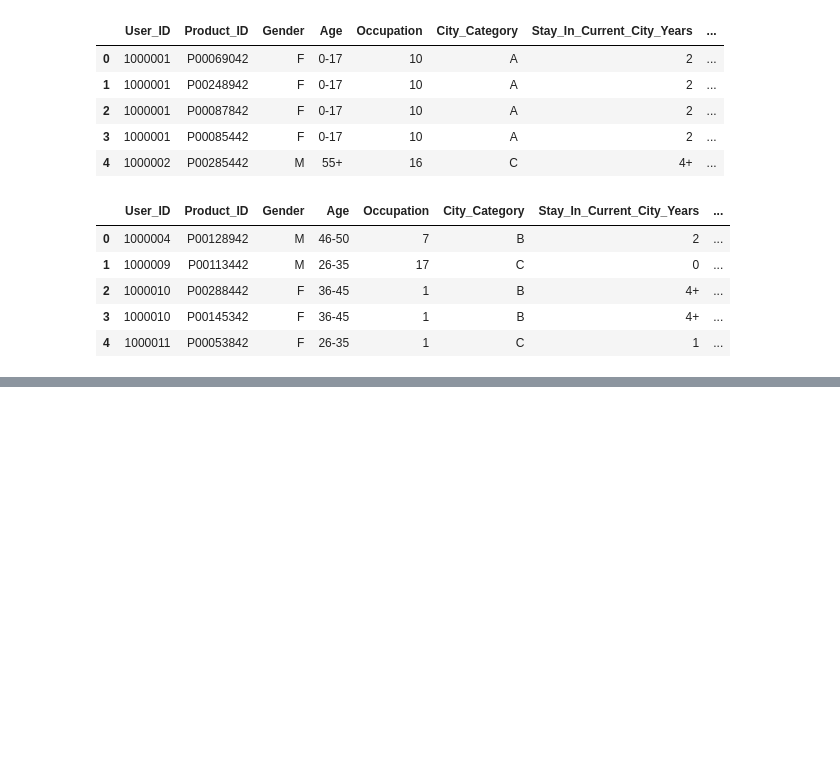
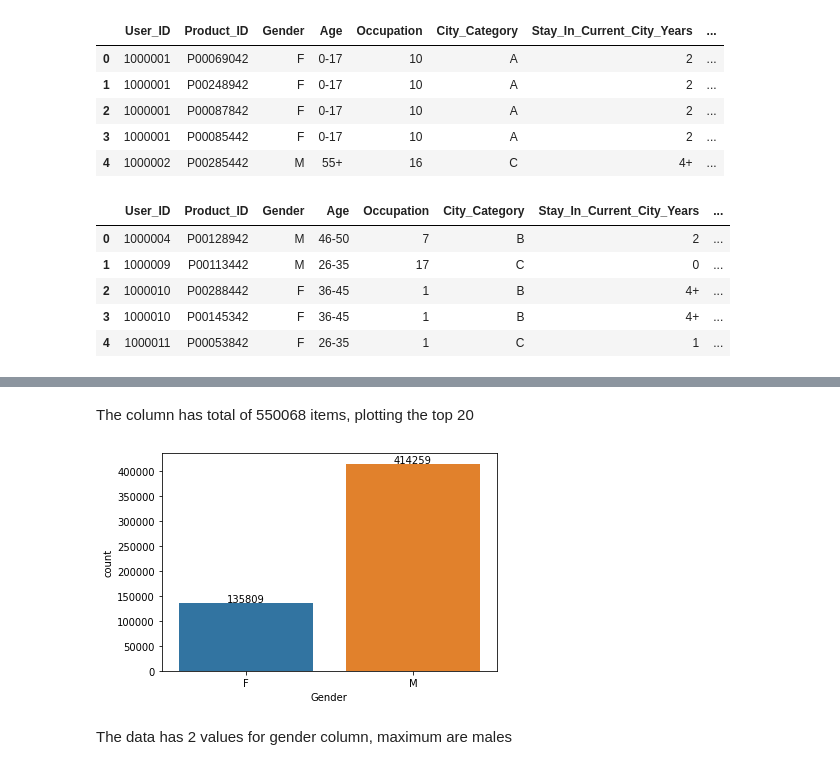
Before and after one commit to rohandawar/EDA_And_feature_Engineering, a Jupyter notebook: eda-feature-engineering-black-friday.ipynb, the cells around one changed output, grey strips where cells are left out. Drawn from its saved outputs; the diff is of its cells as text; code cells hidden in the pictures; blank space fills up the shorter version.

```diff
--- a/eda-feature-engineering-black-friday.ipynb
+++ b/eda-feature-engineering-black-friday.ipynb
@@ -94,0 +130,18 @@ df.describe()
+# %% [markdown]
+The column has total of 550068 items, plotting the top 20
+# %%
+ax = sns.countplot(x='Gender', data=df_train)
+
+for p in ax.patches:
+    height = p.get_height()
+    ax.text(x=p.get_x()+(p.get_width()/2),
+            y = height+500,
+            s=height,
+            ha='center'
+           )
+
+plt.show()
+# %% [output]
+[figure, added]
+# %% [markdown]
+The data has 2 values for gender column, maximum are males
```
Also changed, not shown: parts of 21 cells of this notebook.
